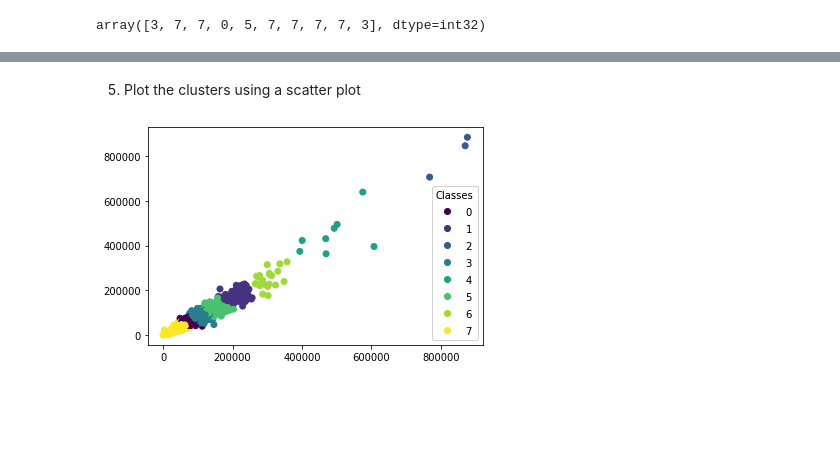
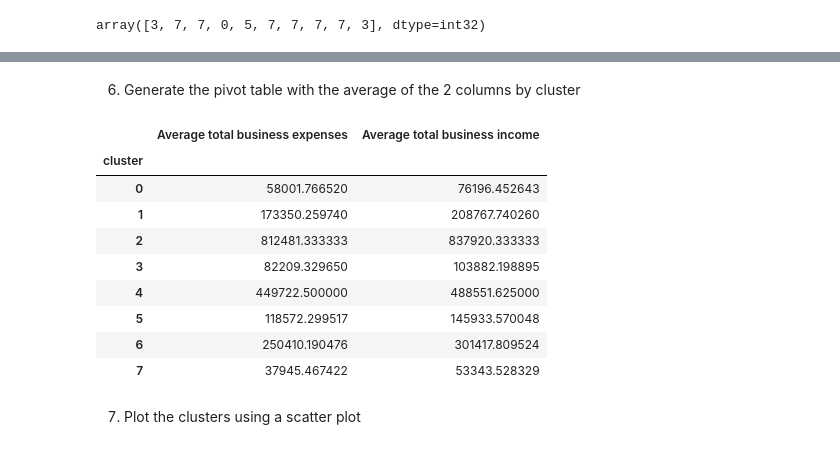
Before and after one commit to PacktWorkshops/The-Data-Science-Workshop, a Jupyter notebook: Chapter05-Perform_Your_First_Cluster_Analysis/Chapter5_Exercise1.ipynb, the cells around one changed output, grey strips where cells are left out. Drawn from its saved outputs; the diff is of its cells as text; code cells hidden in the pictures; blank space fills up the shorter version.

```diff
--- a/Chapter05-Perform_Your_First_Cluster_Analysis/Chapter5_Exercise1.ipynb
+++ b/Chapter05-Perform_Your_First_Cluster_Analysis/Chapter5_Exercise1.ipynb
@@ -59,14 +64,17 @@ array([3, 7, 7, 0, 5, 7, 7, 7, 7, 3], dtype=int32)
+# %% [markdown]
+6. Generate the pivot table with the average of the 2 columns by cluster
+# %%
+df.pivot_table(values=['Average total business income', 'Average total business expenses'], index='cluster', aggfunc=np.mean)
+# %% [output]
+|  | Average total business expenses | Average total business income |
+| cluster |  |  |
+| 0 | 58001.766520 | 76196.452643 |
+| 1 | 173350.259740 | 208767.740260 |
+| 2 | 812481.333333 | 837920.333333 |
+| 3 | 82209.329650 | 103882.198895 |
+| 4 | 449722.500000 | 488551.625000 |
+| 5 | 118572.299517 | 145933.570048 |
+| 6 | 250410.190476 | 301417.809524 |
+| 7 | 37945.467422 | 53343.528329 |
 # %% [markdown]
-5. Plot the clusters using a scatter plot
+7. Plot the clusters using a scatter plot
-# %%
-fig, ax = plt.subplots()
-
-scatter = ax.scatter(X['Average total business income'], X['Average total business expenses'], c=y_pred)
-
-# produce a legend with the unique colors from the scatter
-legend1 = ax.legend(*scatter.legend_elements(), loc="lower right", title="Classes")
-ax.add_artist(legend1)
-
-plt.show()
-# %% [output]
-[figure, removed]
```
Also changed, not shown: parts of 7 cells of this notebook, 3 other files.
